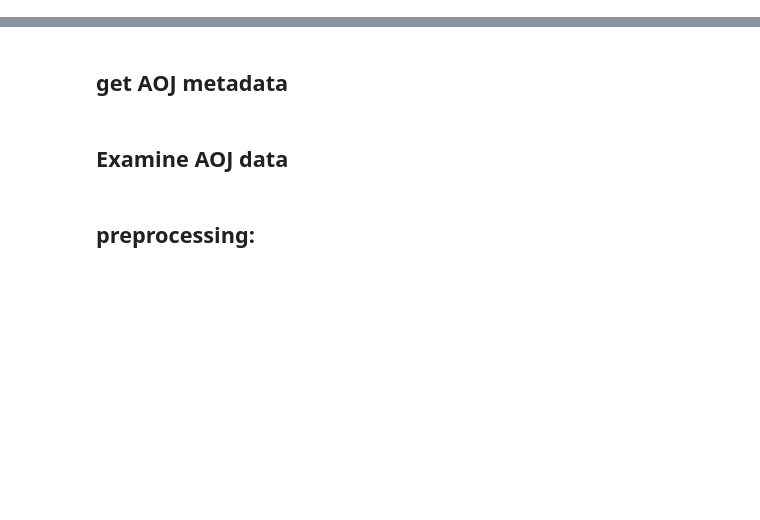
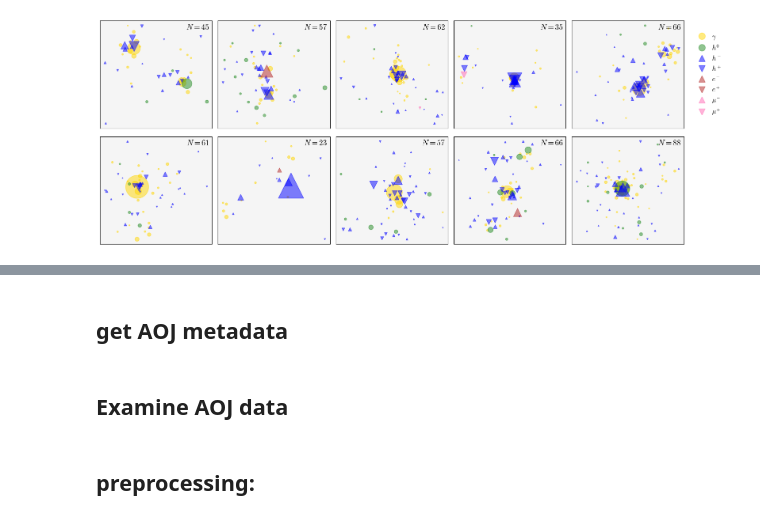
Before and after one commit to dfaroughy/Multimodal-Bridges, a Jupyter notebook: notebooks/data_aoj.ipynb, the cells around one changed output, grey strips where cells are left out. Cells and saved outputs as stored; diff of their text form; code cells hidden in the pictures; blank space fills up the shorter version.

```diff
--- a/notebooks/data_aoj.ipynb
+++ b/notebooks/data_aoj.ipynb
@@ -4,12 +4,12 @@ import json
 import torch
 
 import matplotlib.pyplot as plt
-from datamodules.utils import JetFeatures
+from datamodules.utils import JetFeatures,  ParticleClouds
 from datamodules.aoj import AspenOpenJets
 
 aoj = AspenOpenJets(data_dir="/home/df630/Multimodal-Bridges/data/aoj",
                     data_files="RunG_batch0.h5"
                     )
 
-data, metadata = aoj(num_jets=30000, download=False, features={"continuous": ["pt", "phi_rel", "eta_rel", "d0", "d0Err","dz", "dzErr"], "discrete": 'tokens'},)
-jets = JetFeatures(data)
+data, metadata = aoj(num_jets=1_900_000, download=False, features={"continuous": ["pt", "eta", "phi"], "discrete": 'tokens'},)
+jets = ParticleClouds(data)
@@ -121,3 +233,20 @@ jets.constituents.histplot("eta_rel", apply_map=flavor_mask(jets, 3) ,ax=ax, fil
+# %%
+
+_, ax = plt.subplots(2, 5, figsize=(16, 6))
+display_cloud(jets, 104, scale_marker=10, ax=ax[0,0])
+display_cloud(jets, 164, scale_marker=10, ax=ax[0,1])
+display_cloud(jets, 184, scale_marker=10,  ax=ax[0,2])
+display_cloud(jets, 1, scale_marker=10,  ax=ax[0,3])
+display_cloud(jets, 115, scale_marker=10,  ax=ax[0,4], legend=True)
+display_cloud(jets, 13, scale_marker=10,  ax=ax[1,0])
+display_cloud(jets, 107, scale_marker=10,  ax=ax[1,1])
+display_cloud(jets, 2222, scale_marker=10, ax=ax[1,2])
+display_cloud(jets, 177, scale_marker=10, ax=ax[1,3])
+display_cloud(jets, 3657, scale_marker=10, ax=ax[1,4])
+plt.tight_layout()
+plt.savefig("particle_clouds.png", dpi=500)
+# %% [output]
+[figure, added]
 # %%
 def flavor_mask(jets,idx):
     return lambda x : x[((jets.constituents.discrete.squeeze(-1) == idx) * jets.constituents.mask_bool)]
```
Also changed, not shown: parts of 14 cells of this notebook, 1 other file.
